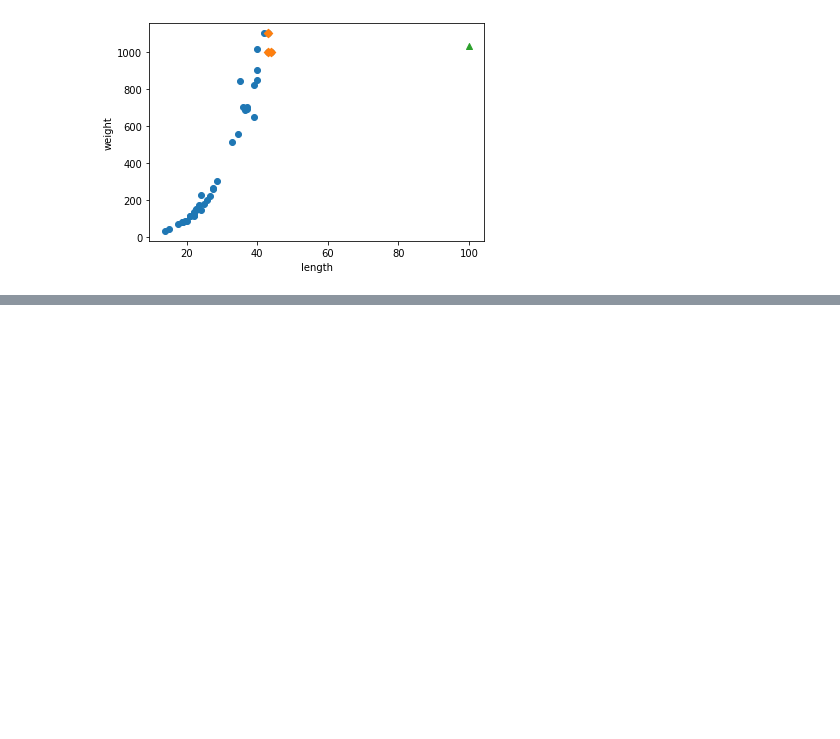
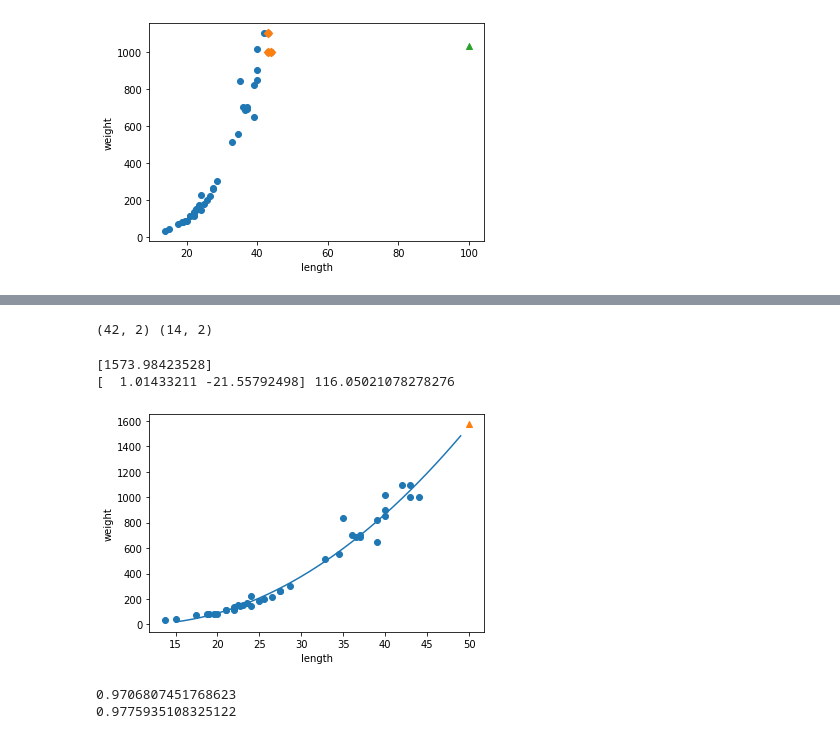
Before and after one commit to Dohy-Lee/-, a Jupyter notebook: 3_2)Linear_Regression.ipynb, the cells around one changed output, grey strips where cells are left out. Drawn from its saved outputs; the diff is of its cells as text; code cells hidden in the pictures; blank space fills up the shorter version.

```diff
--- a/3_2)Linear_Regression.ipynb
+++ b/3_2)Linear_Regression.ipynb
@@ -58,0 +85,32 @@ plt.show()
+# %%
+#위 그래프에서 무게가 0이하로 내려가게 되는데, 현실에서는 불가능
+#또한, 데이터의 산점도를 미루어 봤을 때, 곡선에 가까움
+train_poly = np.column_stack((train_input ** 2, train_input))
+test_poly = np.column_stack((test_input ** 2, test_input))
+print(train_poly.shape, test_poly.shape)
+# %% [output]
+(42, 2) (14, 2)
+# %%
+lr = LinearRegression()
+lr.fit(train_poly, train_target)
+print(lr.predict([[50**2,50]]))
+print(lr.coef_, lr.intercept_) #제곱한 항이 있음 --> 다항식이며 다항식을 이용한 선형 회귀이므로 '다항 회귀'라고 부름
+# %% [output]
+[1573.98423528]
+[  1.01433211 -21.55792498] 116.05021078278276
+# %%
+point = np.arange(15,50)
+plt.scatter(train_input, train_target)
+plt.plot(point, 1.01*point**2 - 21.6 *point + 116.05)
+plt.scatter(50, 1574, marker='^')
+plt.xlabel('length')
+plt.ylabel('weight')
+plt.show()
+# %% [output]
+[figure, added]
+# %%
+print(lr.score(train_poly, train_target)) #테스트 세트 점수 > 훈련 점수 : Underfitting
+print(lr.score(test_poly, test_target))
+# %% [output]
+0.9706807451768623
+0.9775935108325122
```
Also changed, not shown: parts of 3 cells of this notebook.
